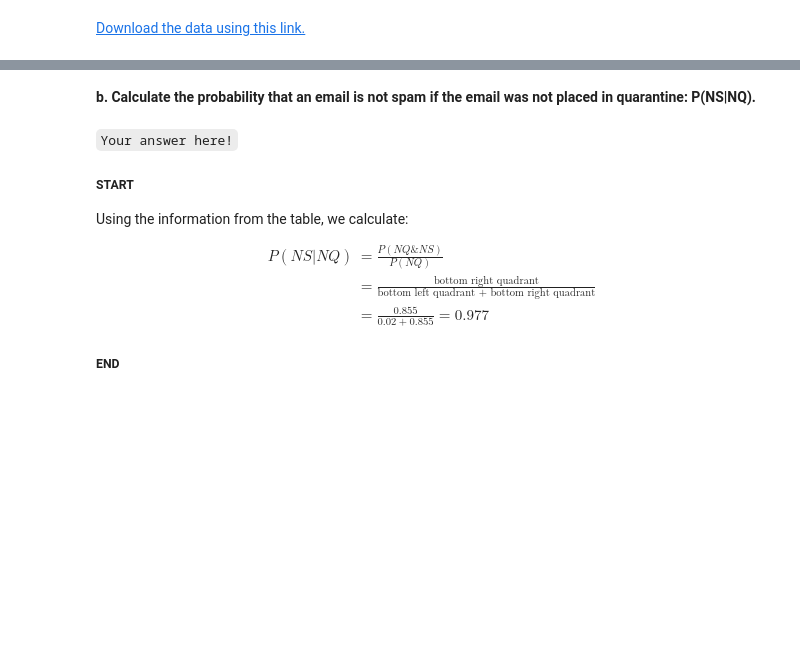
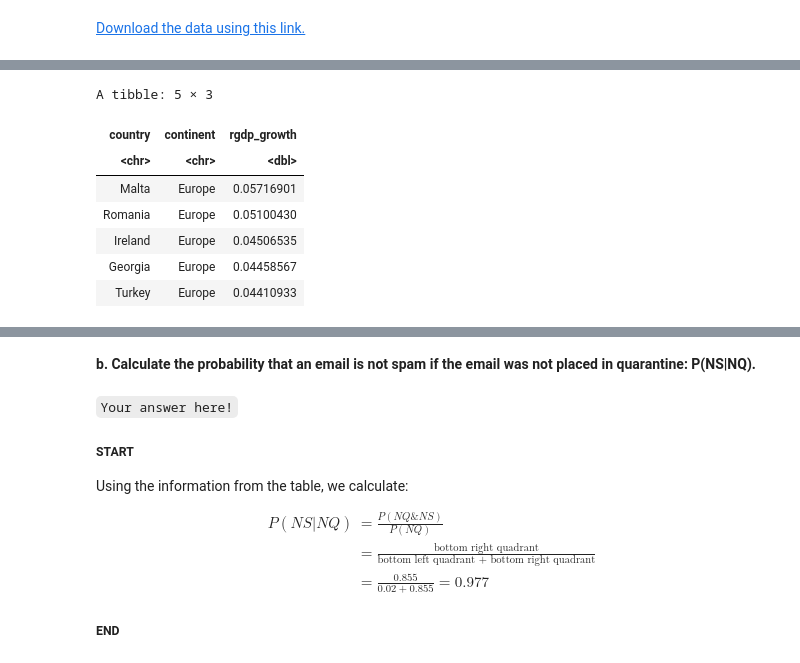
Before and after one commit to 5harad/API201-2022, a Jupyter notebook: review_sessions/review_9/review_9_answers.ipynb, the cells around one changed output, grey strips where cells are left out. Cells and saved outputs as stored; diff of their text form; code cells hidden in the pictures; blank space fills up the shorter version.

```diff
--- a/review_sessions/review_9/review_9_answers.ipynb
+++ b/review_sessions/review_9/review_9_answers.ipynb
@@ -245,0 +282,11 @@ XX
+# %%
+# Your answer here!
+
+# START
+
+growth_data <- weo_data %>%
+    mutate(rgdp_growth=rgdp_2018/rgdp_2017 - 1) %>%
+    select(country,continent,rgdp_growth)
+# Option d is correct.
+
+# END
@@ -245,0 +311,21 @@ XX
+# %%
+# Your answer here!
+
+# START
+
+growth_data %>%
+    filter(continent == "Europe") %>%
+    arrange(desc(rgdp_growth)) %>%
+    head(5)
+# Option b is correct.
+
+# END
+# %% [output]
+A tibble: 5 × 3
+| country | continent | rgdp_growth |
+| <chr> | <chr> | <dbl> |
+| Malta | Europe | 0.05716901 |
+| Romania | Europe | 0.05100430 |
+| Ireland | Europe | 0.04506535 |
+| Georgia | Europe | 0.04458567 |
+| Turkey | Europe | 0.04410933 |
```
Also changed, not shown: parts of 18 cells of this notebook.
